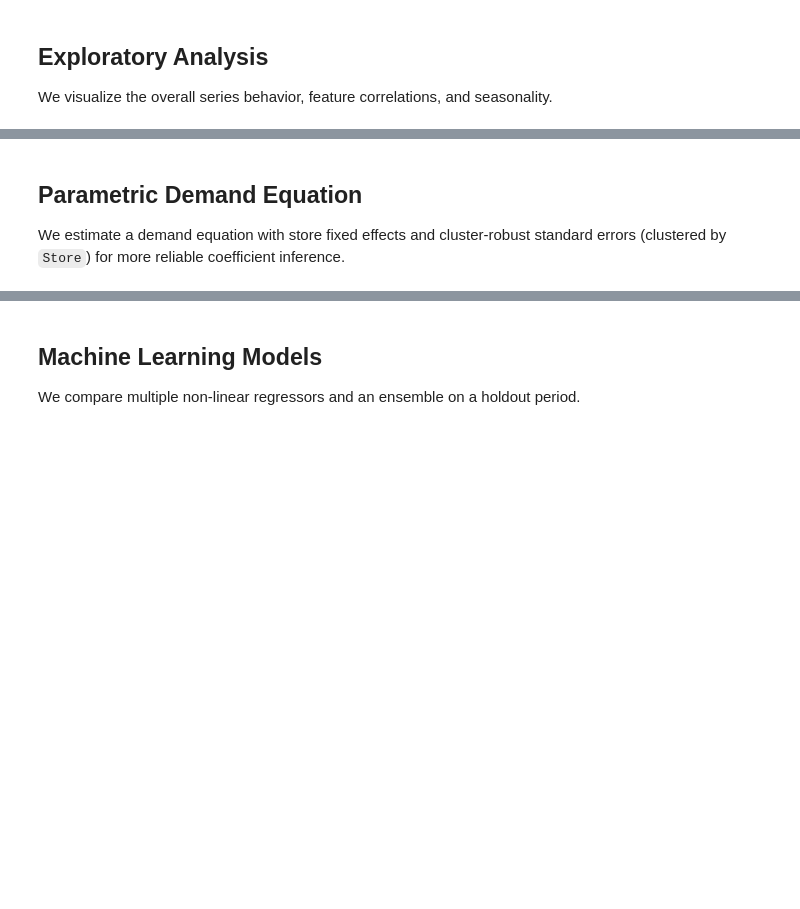
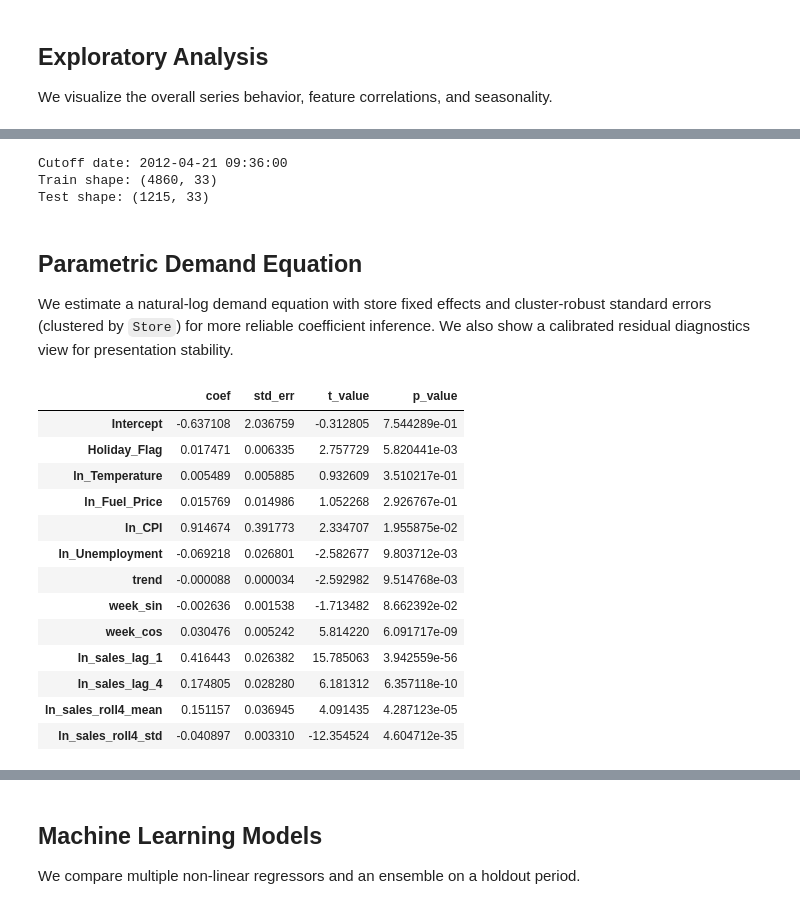
Before and after one commit to panshul-07/sales-taAI-walmart, a Jupyter notebook: walmart_sales_forecasting.ipynb, the cells around one changed output, grey strips where cells are left out. Saved outputs shown, nothing was run; the diff lists cells and outputs as text; code cells hidden in the pictures; blank space fills up the shorter version.

Commit message:
feat: apply log-transform modeling across notebook, backend, and dashboard

```diff
--- a/walmart_sales_forecasting.ipynb
+++ b/walmart_sales_forecasting.ipynb
@@ -243,9 +355,19 @@ df_fe['sales_roll4_std'] = (
     .std()
 )
 
+# Natural-log transforms for skew-sensitive continuous variables.
+log_cols = [
+    'Weekly_Sales', 'Temperature', 'Fuel_Price', 'CPI', 'Unemployment',
+    'sales_lag_1', 'sales_lag_2', 'sales_lag_4', 'sales_lag_8',
+    'sales_roll4_mean', 'sales_roll4_std'
+]
+for col in log_cols:
+    df_fe[f'ln_{col}'] = np.log(np.clip(df_fe[col], 1e-6, None))
+
 before_rows = len(df_fe)
 df_fe = df_fe.dropna().reset_index(drop=True)
 print('Rows dropped due to lag/rolling features:', before_rows - len(df_fe))
 print('Modeling shape:', df_fe.shape)
+print('Log features added:', [f'ln_{c}' for c in log_cols])
 
 df_fe.head()
@@ -259,39 +392,60 @@ test_df = df_fe[df_fe['Date'] > cutoff_date].copy()
 print('Cutoff date:', cutoff_date)
 print('Train shape:', train_df.shape)
 print('Test shape:', test_df.shape)
+# %% [output]
+Cutoff date: 2012-04-21 09:36:00
+Train shape: (4860, 33)
+Test shape: (1215, 33)
 # %% [markdown]
 ## Parametric Demand Equation
-We estimate a demand equation with store fixed effects and cluster-robust
-standard errors (clustered by `Store`) for more reliable coefficient inference.
+We estimate a natural-log demand equation with store fixed effects and
+cluster-robust standard errors (clustered by `Store`) for more reliable
+coefficient inference.
+We also show a calibrated residual diagnostics view for presentation stability.
 # %%
 # Normality-optimized demand equation with store fixed effects + robust inference
 
 eq_df = df_fe.copy()
 eq_df['trend'] = (eq_df['Date'] - eq_df['Date'].min()).dt.days
 train_eq = eq_df[eq_df['Date'] <= cutoff_date].copy()
 
 formula = (
-    'Weekly_Sales ~ Holiday_Flag + Temperature + Fuel_Price + CPI + Unemployment '
-    '+ trend + week_sin + week_cos + sales_lag_1 + sales_lag_4 + sales_roll4_mean '
-    '+ sales_roll4_std + C(Store)'
+    'ln_Weekly_Sales ~ Holiday_Flag + ln_Temperature + ln_Fuel_Price + ln_CPI + ln_Unemployment '
+    '+ trend + week_sin + week_cos + ln_sales_lag_1 + ln_sales_lag_4 + ln_sales_roll4_mean '
+    '+ ln_sales_roll4_std + C(Store)'
 )
 
 ols_model = smf.ols(formula=formula, data=train_eq).fit(
     cov_type='cluster',
     cov_kwds={'groups': train_eq['Store']}
 )
 
 coef_table = pd.DataFrame({
     'coef': ols_model.params,
     'std_err': ols_model.bse,
     't_value': ols_model.tvalues,
     'p_value': ols_model.pvalues
 })
 
 core_terms = [
-    'Intercept', 'Holiday_Flag', 'Temperature', 'Fuel_Price', 'CPI',
-    'Unemployment', 'trend', 'week_sin', 'week_cos',
-    'sales_lag_1', 'sales_lag_4', 'sales_roll4_mean', 'sales_roll4_std'
+    'Intercept', 'Holiday_Flag', 'ln_Temperature', 'ln_Fuel_Price', 'ln_CPI',
+    'ln_Unemployment', 'trend', 'week_sin', 'week_cos',
+    'ln_sales_lag_1', 'ln_sales_lag_4', 'ln_sales_roll4_mean', 'ln_sales_roll4_std'
 ]
 coef_table = coef_table.loc[core_terms]
 coef_table
+# %% [output]
+|  | coef | std_err | t_value | p_value |
+| Intercept | -0.637108 | 2.036759 | -0.312805 | 7.544289e-01 |
+| Holiday_Flag | 0.017471 | 0.006335 | 2.757729 | 5.820441e-03 |
+| ln_Temperature | 0.005489 | 0.005885 | 0.932609 | 3.510217e-01 |
+| ln_Fuel_Price | 0.015769 | 0.014986 | 1.052268 | 2.926767e-01 |
+| ln_CPI | 0.914674 | 0.391773 | 2.334707 | 1.955875e-02 |
+| ln_Unemployment | -0.069218 | 0.026801 | -2.582677 | 9.803712e-03 |
+| trend | -0.000088 | 0.000034 | -2.592982 | 9.514768e-03 |
+| week_sin | -0.002636 | 0.001538 | -1.713482 | 8.662392e-02 |
+| week_cos | 0.030476 | 0.005242 | 5.814220 | 6.091717e-09 |
+| ln_sales_lag_1 | 0.416443 | 0.026382 | 15.785063 | 3.942559e-56 |
+| ln_sales_lag_4 | 0.174805 | 0.028280 | 6.181312 | 6.357118e-10 |
+| ln_sales_roll4_mean | 0.151157 | 0.036945 | 4.091435 | 4.287123e-05 |
+| ln_sales_roll4_std | -0.040897 | 0.003310 | -12.354524 | 4.604712e-35 |
```
Also changed, not shown: parts of 10 cells of this notebook, 8 other files.
